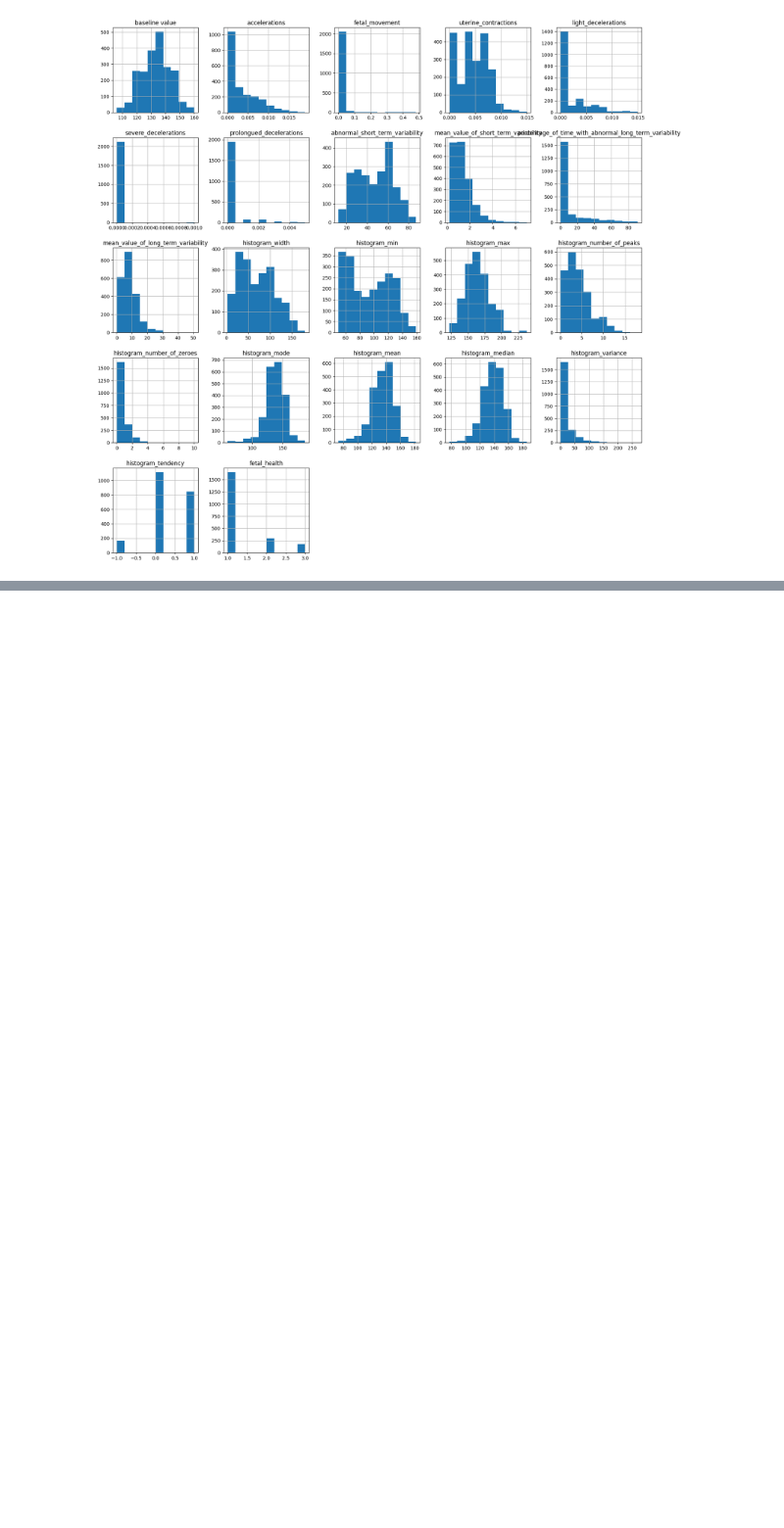
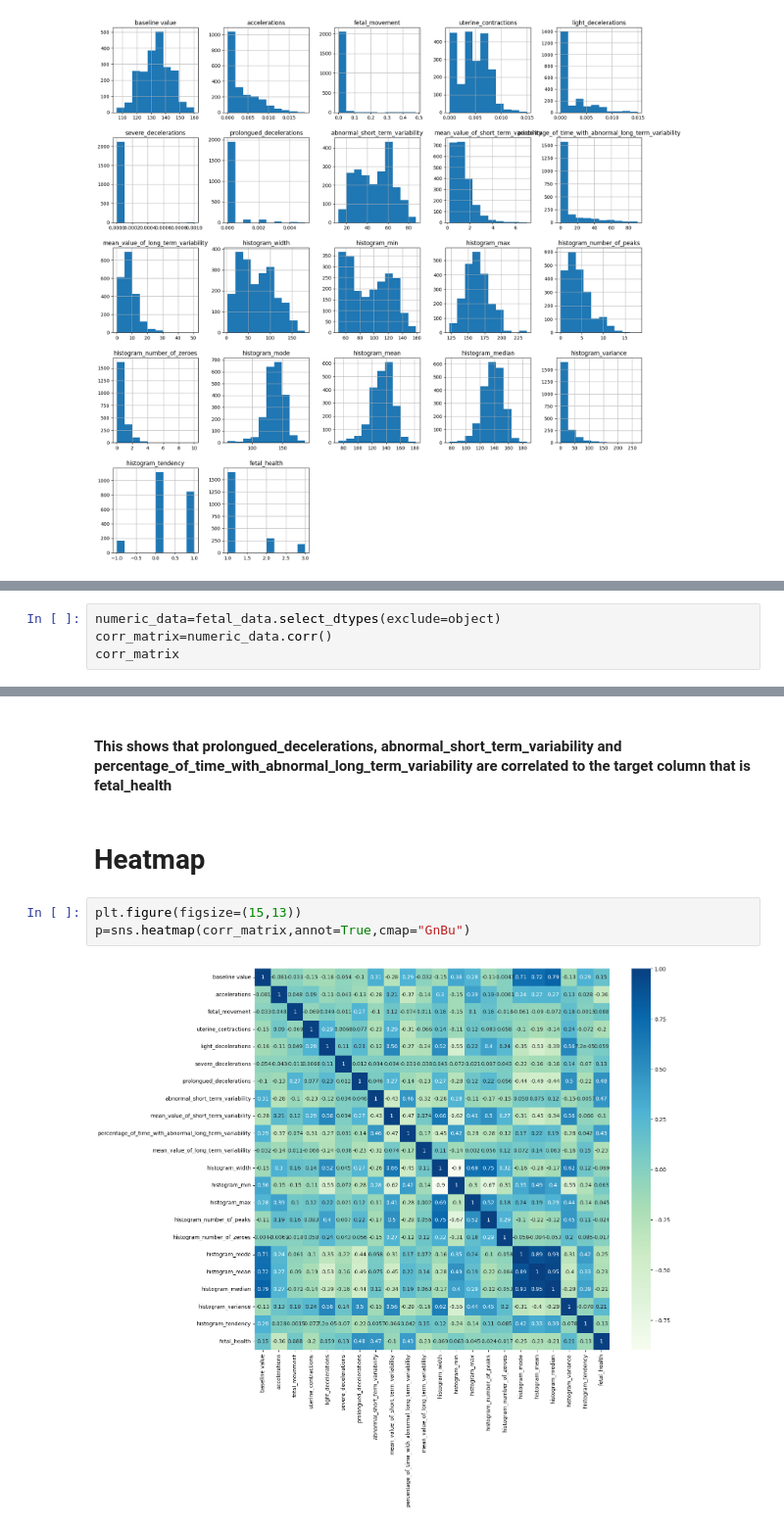
Before and after one commit to SakshyamStha/Fetal_Health_Classification, a Jupyter notebook: sg.ipynb, the cells around one changed output, grey strips where cells are left out. Shown at 98% size. Saved outputs shown, nothing was run; the diff lists cells and outputs as text; blank space fills up the shorter version.

```diff
--- a/sg.ipynb
+++ b/sg.ipynb
@@ -129,0 +144,4 @@ data_hist_plot=fetal_data.hist(figsize=(20,20))
+# %%
+numeric_data=fetal_data.select_dtypes(exclude=object)
+corr_matrix=numeric_data.corr()
+corr_matrix
@@ -129,0 +198,9 @@ data_hist_plot=fetal_data.hist(figsize=(20,20))
+# %% [markdown]
+#### This shows that prolongued_decelerations, abnormal_short_term_variability and percentage_of_time_with_abnormal_long_term_variability are correlated to the target column that is fetal_health
+# %% [markdown]
+# Heatmap
+# %%
+plt.figure(figsize=(15,13))
+p=sns.heatmap(corr_matrix,annot=True,cmap="GnBu")
+# %% [output]
+[figure, added]
```
Also changed, not shown: parts of 27 cells of this notebook.
